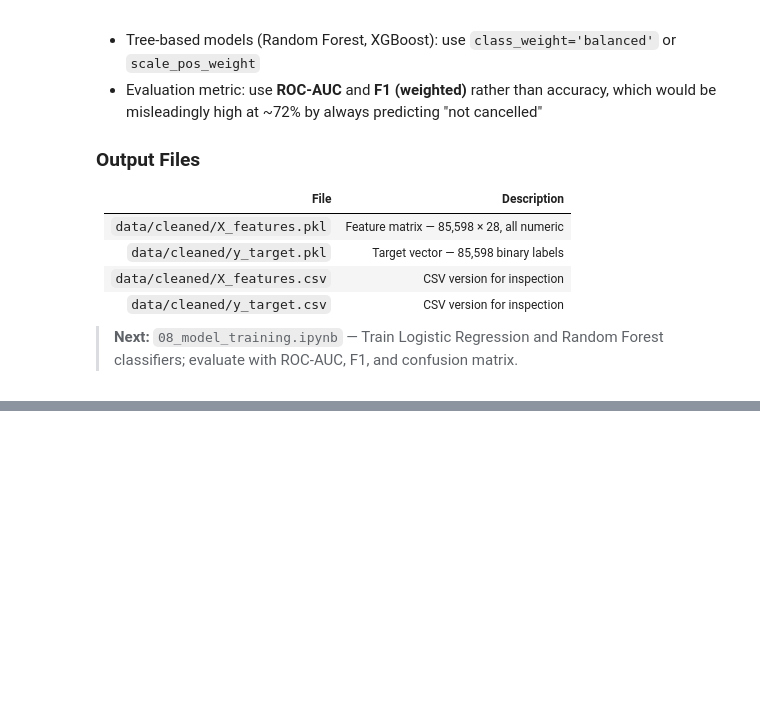
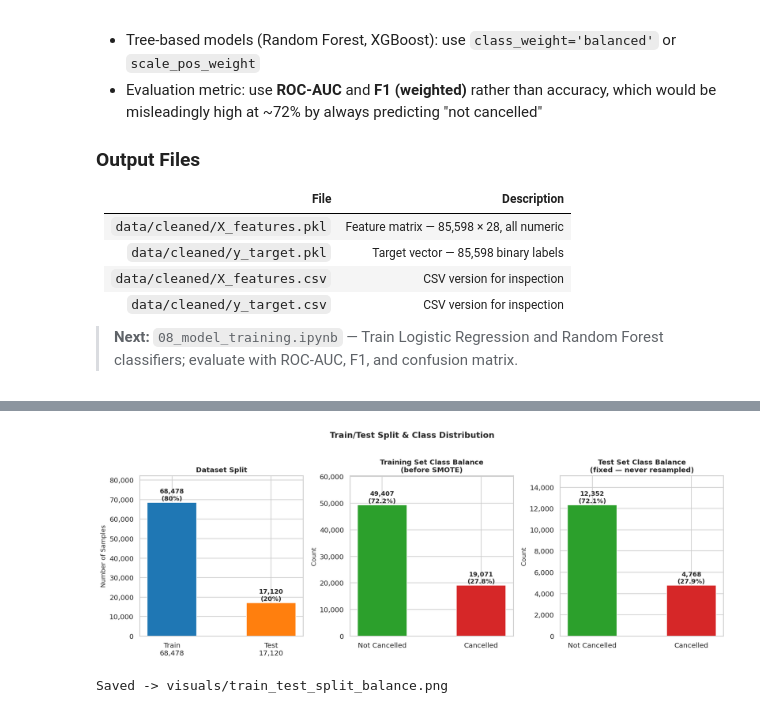
Before and after one commit to Sneha140202/hotel-booking-analysis, a Jupyter notebook: notebooks/07_feature_engineering.ipynb, the cells around one changed output, grey strips where cells are left out. Drawn from its saved outputs; the diff is of its cells as text; code cells hidden in the pictures; blank space fills up the shorter version.

Commit message:
model: performed stratified train/test split (80/20)

```diff
--- a/notebooks/07_feature_engineering.ipynb
+++ b/notebooks/07_feature_engineering.ipynb
@@ -490,0 +530,16 @@ The target is **moderately imbalanced** (72% / 28%). For the Week 3 model:
+# %%
+X_train, X_test, y_train, y_test = train_test_split(
+    X, y,
+    test_size=0.20,
+    random_state=42,
+    stratify=y        # preserves class ratio in both splits
+)
+
+print("=" * 50)
+print("  TRAIN / TEST SPLIT SUMMARY")
+print("=" * 50)
+print(f"  Total samples  : {len(X):>7,}")
+print(f"  Training set   : {len(X_train):>7,}  ({len(X_train)/len(X)*100:.1f}%)")
+print(f"  Test set       : {len(X_test):>7,}  ({len(X_test)/len(X)*100:.1f}%)")
+print(f"  Features       : {X_train.shape[1]}")
+print("=" * 50)
@@ -490,0 +590,59 @@ The target is **moderately imbalanced** (72% / 28%). For the Week 3 model:
+# %%
+fig, axes = plt.subplots(1, 3, figsize=(14, 5))
+fig.suptitle("Train/Test Split & Class Distribution",
+             fontsize=13, fontweight="bold", y=1.02)
+
+labels  = ["Not Cancelled", "Cancelled"]
+colors  = ["#2ca02c", "#d62728"]
+
+# ── Plot 1: Split size bars ──────────────────────────────────────────────────
+split_sizes = [len(X_train), len(X_test)]
+split_labels = [f"Train\n{len(X_train):,}", f"Test\n{len(X_test):,}"]
+bars = axes[0].bar(split_labels, split_sizes,
+                   color=["#1f77b4", "#ff7f0e"], edgecolor="white", width=0.5)
+axes[0].set_title("Dataset Split", fontsize=11, fontweight="bold")
+axes[0].set_ylabel("Number of Samples", fontsize=10)
+axes[0].yaxis.set_major_formatter(mtick.FuncFormatter(lambda v, _: f"{int(v):,}"))
+for bar, val in zip(bars, split_sizes):
+    axes[0].text(bar.get_x() + bar.get_width()/2,
+                 bar.get_height() + 300,
+                 f"{val:,}\n({val/len(X)*100:.0f}%)",
+                 ha="center", va="bottom", fontsize=10, fontweight="bold")
+axes[0].set_ylim(0, max(split_sizes) * 1.2)
+
+# ── Plot 2: Training class balance ───────────────────────────────────────────
+bars2 = axes[1].bar(labels, train_cnt.values,
+                    color=colors, edgecolor="white", width=0.5)
+axes[1].set_title("Training Set Class Balance\n(before SMOTE)",
+                  fontsize=11, fontweight="bold")
+axes[1].set_ylabel("Count", fontsize=10)
+axes[1].yaxis.set_major_formatter(mtick.FuncFormatter(lambda v, _: f"{int(v):,}"))
+for bar, val, pct in zip(bars2, train_cnt.values, train_dist.values):
+    axes[1].text(bar.get_x() + bar.get_width()/2,
+                 bar.get_height() + 200,
+                 f"{val:,}\n({pct*100:.1f}%)",
+                 ha="center", va="bottom", fontsize=10, fontweight="bold")
+axes[1].set_ylim(0, max(train_cnt.values) * 1.22)
+
+# ── Plot 3: Test class balance ────────────────────────────────────────────────
+bars3 = axes[2].bar(labels, test_cnt.values,
+                    color=colors, edgecolor="white", width=0.5)
+axes[2].set_title("Test Set Class Balance\n(fixed — never resampled)",
+                  fontsize=11, fontweight="bold")
+axes[2].set_ylabel("Count", fontsize=10)
+axes[2].yaxis.set_major_formatter(mtick.FuncFormatter(lambda v, _: f"{int(v):,}"))
+for bar, val, pct in zip(bars3, test_cnt.values, test_dist.values):
+    axes[2].text(bar.get_x() + bar.get_width()/2,
+                 bar.get_height() + 50,
+                 f"{val:,}\n({pct*100:.1f}%)",
+                 ha="center", va="bottom", fontsize=10, fontweight="bold")
+axes[2].set_ylim(0, max(test_cnt.values) * 1.22)
+
+plt.tight_layout()
+plt.savefig("../visuals/train_test_split_balance.png",
+            dpi=150, bbox_inches="tight", facecolor="white")
+plt.show()
+print("Saved -> visuals/train_test_split_balance.png")
+# %% [output]
+[figure, added]
+Saved -> visuals/train_test_split_balance.png
```
Also changed, not shown: parts of 14 cells of this notebook, 1 other file.
